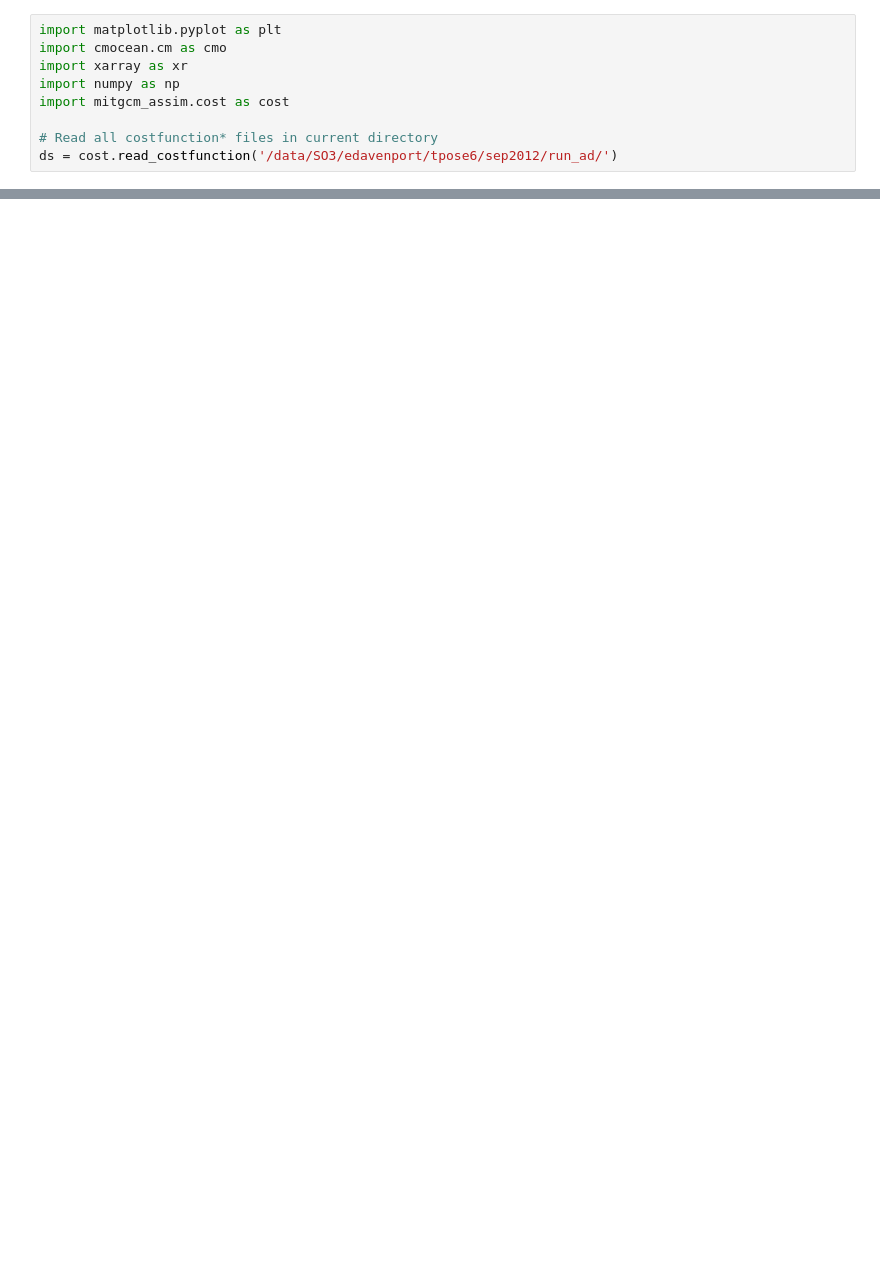
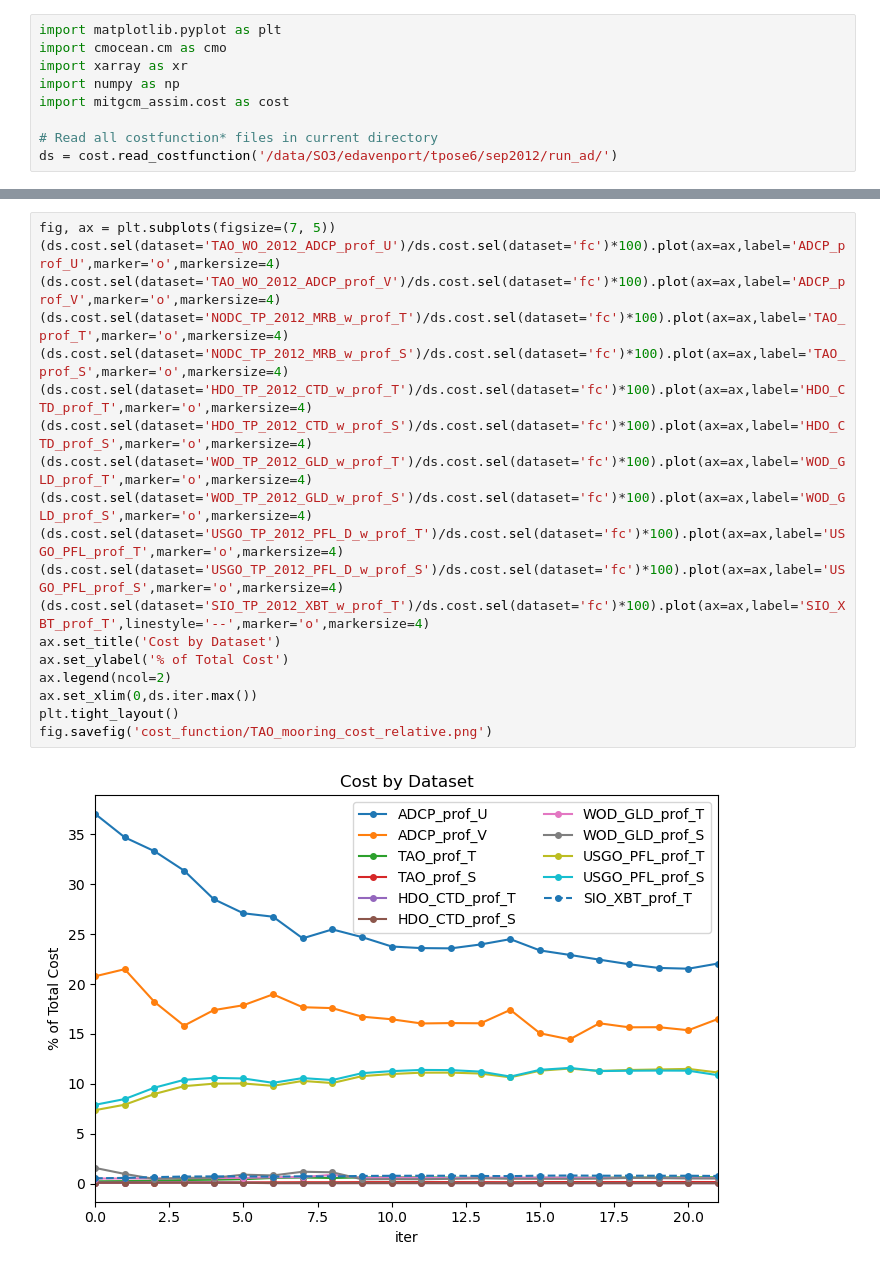
Before and after one commit to eldavenport/TPOSE6_VelocityAssim, a Jupyter notebook: cost_function/cost_by_iter.ipynb, the cells around one changed output, grey strips where cells are left out. Saved outputs shown, nothing was run; the diff lists cells and outputs as text; blank space fills up the shorter version.

Commit message:
updating cost function plots after stopping at iter 21

```diff
--- a/cost_function/cost_by_iter.ipynb
+++ b/cost_function/cost_by_iter.ipynb
@@ -35,0 +35,21 @@ fig.savefig('cost_function/total_cost.png')
+# %%
+fig, ax = plt.subplots(figsize=(7, 5))
+(ds.cost.sel(dataset='TAO_WO_2012_ADCP_prof_U')/ds.cost.sel(dataset='fc')*100).plot(ax=ax,label='ADCP_prof_U',marker='o',markersize=4)
+(ds.cost.sel(dataset='TAO_WO_2012_ADCP_prof_V')/ds.cost.sel(dataset='fc')*100).plot(ax=ax,label='ADCP_prof_V',marker='o',markersize=4)
+(ds.cost.sel(dataset='NODC_TP_2012_MRB_w_prof_T')/ds.cost.sel(dataset='fc')*100).plot(ax=ax,label='TAO_prof_T',marker='o',markersize=4)
+(ds.cost.sel(dataset='NODC_TP_2012_MRB_w_prof_S')/ds.cost.sel(dataset='fc')*100).plot(ax=ax,label='TAO_prof_S',marker='o',markersize=4)
+(ds.cost.sel(dataset='HDO_TP_2012_CTD_w_prof_T')/ds.cost.sel(dataset='fc')*100).plot(ax=ax,label='HDO_CTD_prof_T',marker='o',markersize=4)
+(ds.cost.sel(dataset='HDO_TP_2012_CTD_w_prof_S')/ds.cost.sel(dataset='fc')*100).plot(ax=ax,label='HDO_CTD_prof_S',marker='o',markersize=4)
+(ds.cost.sel(dataset='WOD_TP_2012_GLD_w_prof_T')/ds.cost.sel(dataset='fc')*100).plot(ax=ax,label='WOD_GLD_prof_T',marker='o',markersize=4)
+(ds.cost.sel(dataset='WOD_TP_2012_GLD_w_prof_S')/ds.cost.sel(dataset='fc')*100).plot(ax=ax,label='WOD_GLD_prof_S',marker='o',markersize=4)
+(ds.cost.sel(dataset='USGO_TP_2012_PFL_D_w_prof_T')/ds.cost.sel(dataset='fc')*100).plot(ax=ax,label='USGO_PFL_prof_T',marker='o',markersize=4)
+(ds.cost.sel(dataset='USGO_TP_2012_PFL_D_w_prof_S')/ds.cost.sel(dataset='fc')*100).plot(ax=ax,label='USGO_PFL_prof_S',marker='o',markersize=4)
+(ds.cost.sel(dataset='SIO_TP_2012_XBT_w_prof_T')/ds.cost.sel(dataset='fc')*100).plot(ax=ax,label='SIO_XBT_prof_T',linestyle='--',marker='o',markersize=4)
+ax.set_title('Cost by Dataset')
+ax.set_ylabel('% of Total Cost')
+ax.legend(ncol=2)
+ax.set_xlim(0,ds.iter.max())
+plt.tight_layout()
+fig.savefig('cost_function/TAO_mooring_cost_relative.png')
+# %% [output]
+[figure, added]
```
Also changed, not shown: parts of 9 cells of this notebook, 9 other files.
